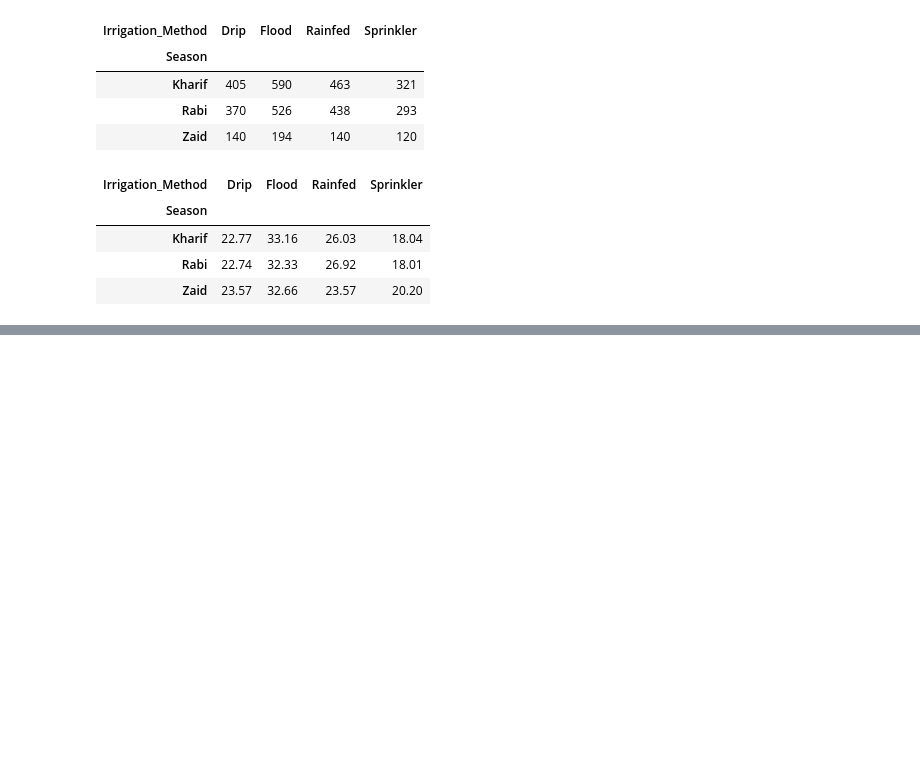
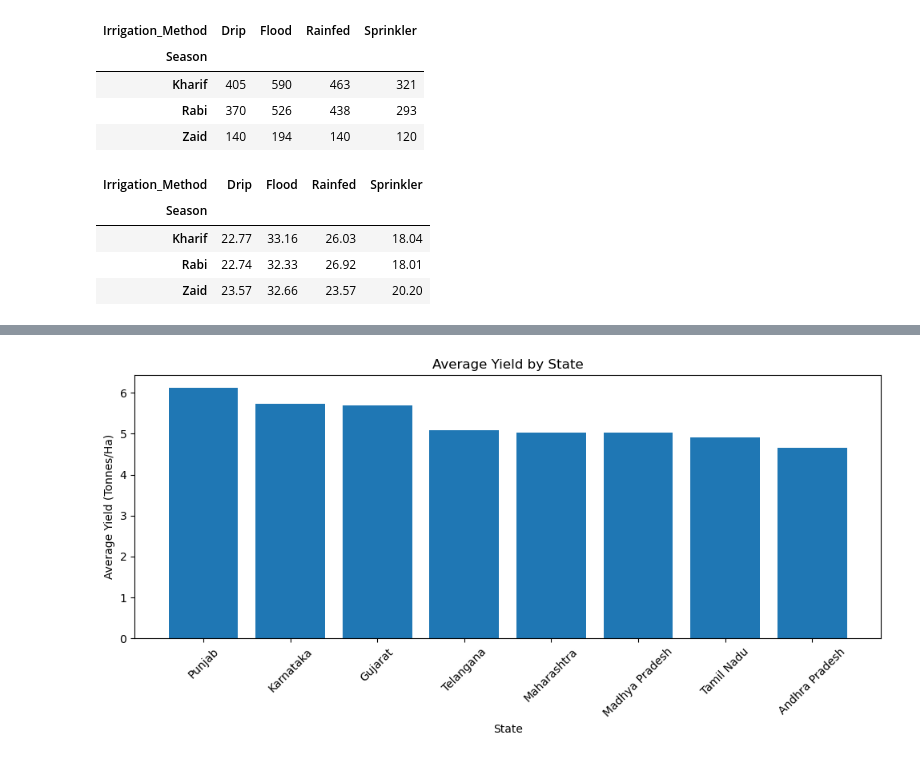
Before and after one commit to nachiket-mr360/Seasonal_Agriculture_performance_by_VOIS, a Jupyter notebook: seasonalAgriculturePerformance.ipynb, the cells around one changed output, grey strips where cells are left out. Saved outputs shown, nothing was run; the diff lists cells and outputs as text; code cells hidden in the pictures; blank space fills up the shorter version.

```diff
--- a/seasonalAgriculturePerformance.ipynb
+++ b/seasonalAgriculturePerformance.ipynb
@@ -623,0 +898,25 @@ display(irrigation_percentage)
+# %%
+# Step 9.6: Average yield by state
+
+state_yield = (
+    df.groupby('State')['Yield_Tonnes_Ha']
+    .mean()
+    .sort_values(ascending=False)
+)
+
+plt.figure(figsize=(10, 5))
+
+plt.bar(
+    state_yield.index,
+    state_yield.values
+)
+
+plt.title('Average Yield by State')
+plt.xlabel('State')
+plt.ylabel('Average Yield (Tonnes/Ha)')
+plt.xticks(rotation=45)
+
+plt.tight_layout()
+plt.show()
+# %% [output]
+[figure, added]
```
Also changed, not shown: parts of 25 cells of this notebook.
